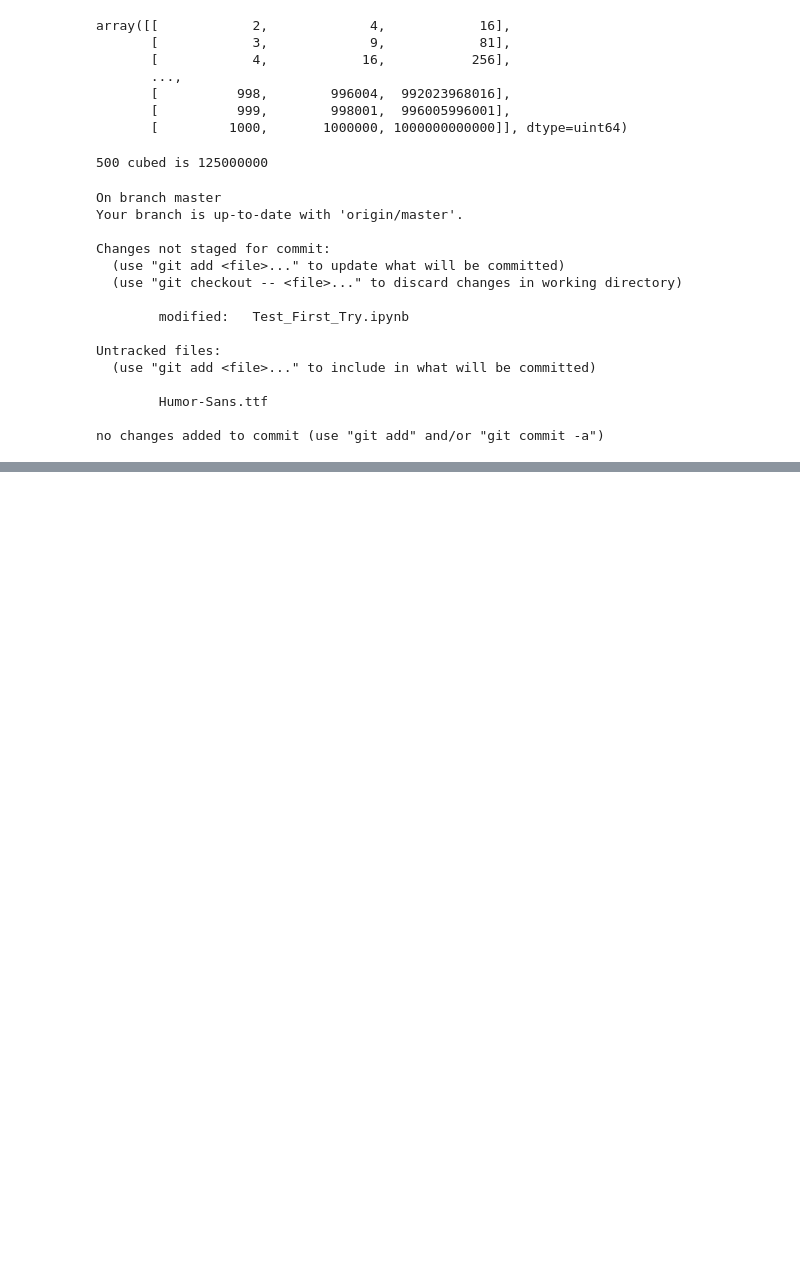
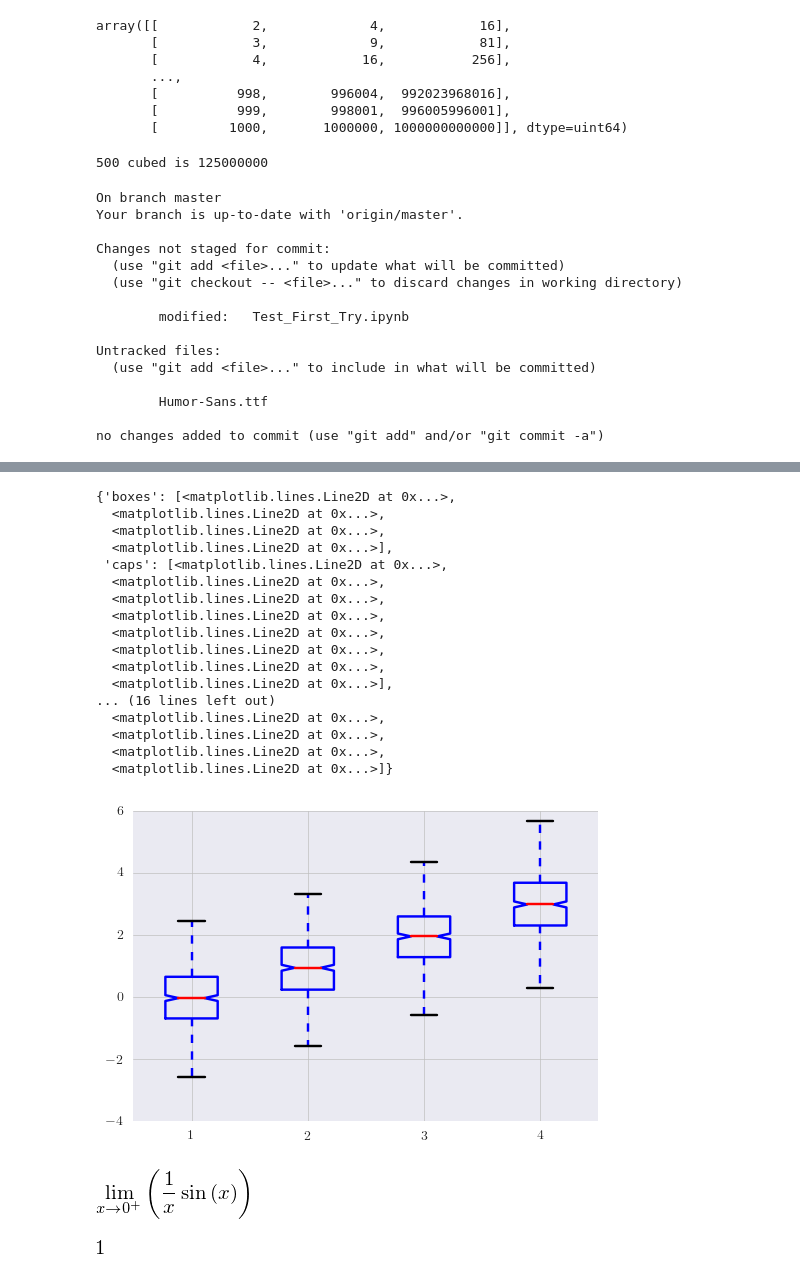
Before and after one commit to temcom/ipython, a Jupyter notebook: Test_First_Try.ipynb, the cells around one changed output, grey strips where cells are left out. Cells and saved outputs as stored; diff of their text form; code cells hidden in the pictures; blank space fills up the shorter version.

```diff
--- a/Test_First_Try.ipynb
+++ b/Test_First_Try.ipynb
@@ -1141,0 +1176,42 @@ plt.show()
+# %%
+from numpy.random import normal
+ex = [normal(i, 1+1/2, size=(500,))
+      for i in np.arange(4.)]
+
+positions = np.arange(len(ex))+1
+boxplot(ex, sym='k+', notch=True, positions=positions)
+# %% [output]
+{'boxes': [<matplotlib.lines.Line2D at 0x...>,
+  <matplotlib.lines.Line2D at 0x...>,
+  <matplotlib.lines.Line2D at 0x...>,
+  <matplotlib.lines.Line2D at 0x...>],
+ 'caps': [<matplotlib.lines.Line2D at 0x...>,
+  <matplotlib.lines.Line2D at 0x...>,
+  <matplotlib.lines.Line2D at 0x...>,
+  <matplotlib.lines.Line2D at 0x...>,
+  <matplotlib.lines.Line2D at 0x...>,
+  <matplotlib.lines.Line2D at 0x...>,
+  <matplotlib.lines.Line2D at 0x...>,
+  <matplotlib.lines.Line2D at 0x...>],
+... (16 lines left out)
+  <matplotlib.lines.Line2D at 0x...>,
+  <matplotlib.lines.Line2D at 0x...>,
+  <matplotlib.lines.Line2D at 0x...>,
+  <matplotlib.lines.Line2D at 0x...>]}
+[figure, added]
+# %%
+# Limits
+
+from sympy import Symbol, Limit, sin, init_printing
+
+x = Symbol('x')
+
+init_printing()
+
+Limit(sin(x)/x, x, 0)
+# %% [output]
+[figure, added]
+# %%
+Limit(sin(x)/x, x, 0).doit()
+# %% [output]
+[figure, added]
```
Also changed, not shown: parts of 33 cells of this notebook.
